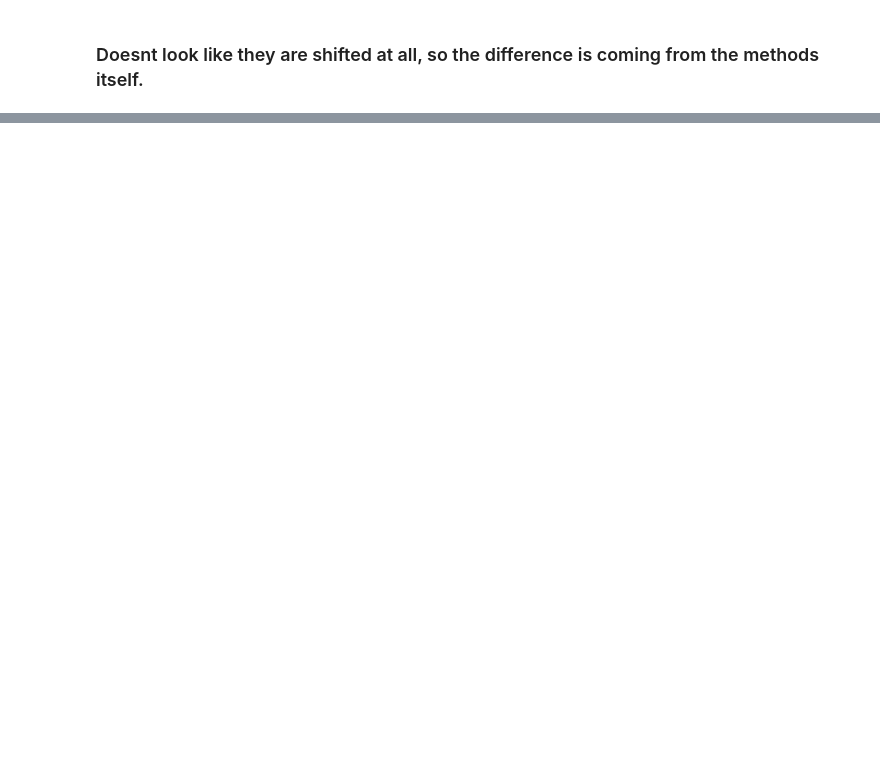
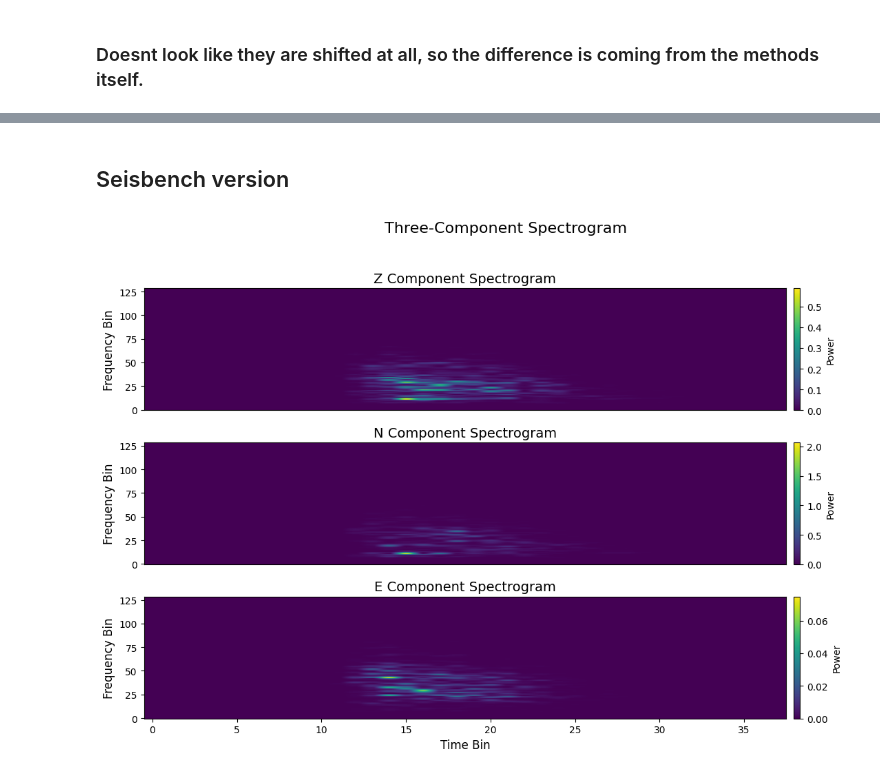
Before and after one commit to Akashkharita/PNW_Seismic_Event_Classification, a Jupyter notebook: deep_learning/comparing_with_seisbench.ipynb, the cells around one changed output, grey strips where cells are left out. Saved outputs shown, nothing was run; the diff lists cells and outputs as text; code cells hidden in the pictures; blank space fills up the shorter version.

```diff
--- a/deep_learning/comparing_with_seisbench.ipynb
+++ b/deep_learning/comparing_with_seisbench.ipynb
@@ -721,0 +724,2 @@ Max correlation at lag: 0 samples
+# %% [markdown]
+## Seisbench version
@@ -721,0 +842,29 @@ Max correlation at lag: 0 samples
+# %%
+# Convert the processed waveforms to spectrograms
+
+new_norm = torch.Tensor(norm)
+spec_torch = extract_spectrograms_torch_matched(new_norm, fs = 50)
+# %%
+# Assume `spectrogram` is a torch.Tensor of shape (1, 3, 129, 38)
+spectrogram = spec_torch[0].numpy()  # shape: (3, 129, 38)
+
+components = ['Z', 'N', 'E']
+
+plt.figure(figsize=(12, 8))
+
+for i in range(3):
+    plt.subplot(3, 1, i + 1)
+    plt.imshow(spectrogram[i], aspect='auto', origin='lower', cmap='viridis')
+    plt.title(f"{components[i]} Component Spectrogram", fontsize=14)
+    plt.ylabel("Frequency Bin", fontsize=12)
+    plt.colorbar(label='Power', pad=0.01)
+    if i == 2:
+        plt.xlabel("Time Bin", fontsize=12)
+    else:
+        plt.xticks([])
+
+plt.suptitle("Three-Component Spectrogram", fontsize=16)
+plt.tight_layout(rect=[0, 0, 1, 0.95])
+plt.show()
+# %% [output]
+[figure, added]
```
Also changed, not shown: parts of 41 cells of this notebook.
